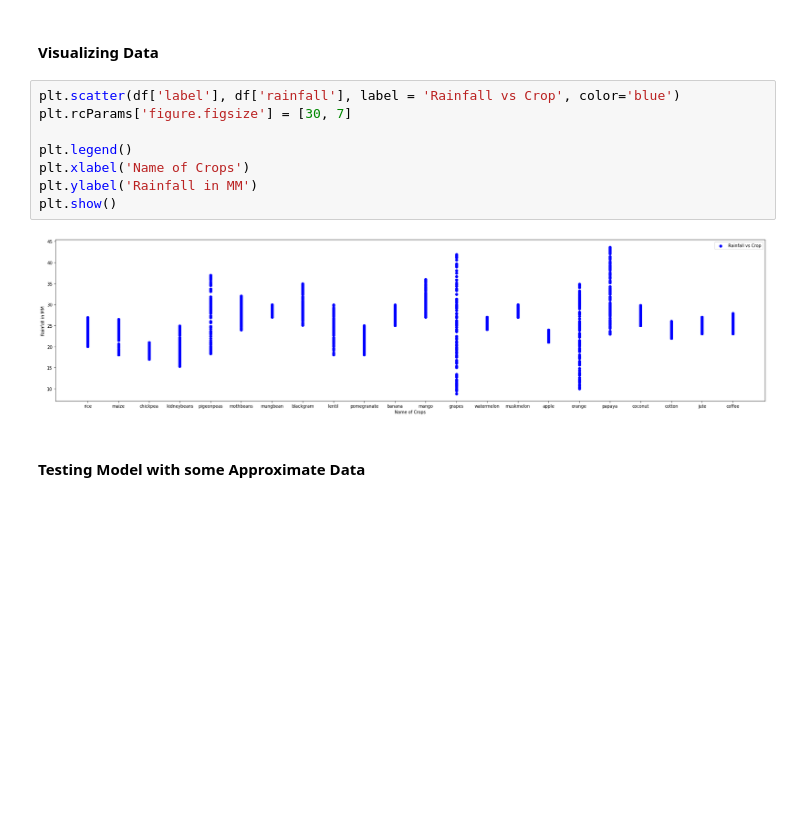
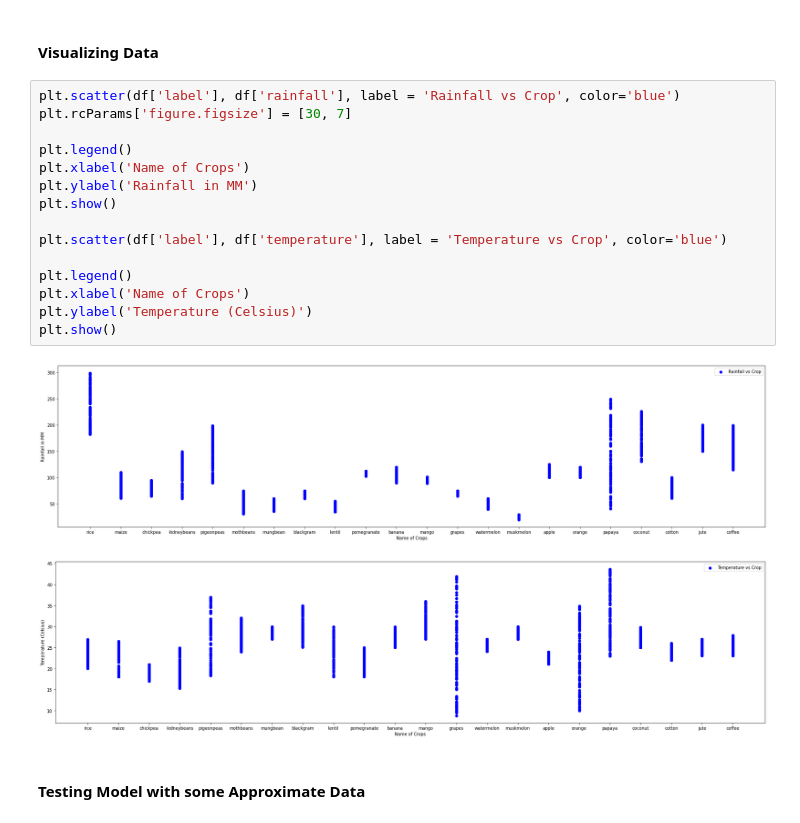
Before and after one commit to harshbansal7/profarm-dvh, a Jupyter notebook: Datasets and Notebooks/Final - Crop Choice.ipynb, the cells around one changed output. Cells and saved outputs as stored; diff of their text form; blank space fills up the shorter version.

```diff
--- a/Datasets and Notebooks/Final - Crop Choice.ipynb
+++ b/Datasets and Notebooks/Final - Crop Choice.ipynb
@@ -53,13 +53,21 @@ knn.score(X_test, y_test)
 # %%
 plt.scatter(df['label'], df['rainfall'], label = 'Rainfall vs Crop', color='blue')
 plt.rcParams['figure.figsize'] = [30, 7]
 
 plt.legend()
 plt.xlabel('Name of Crops')
 plt.ylabel('Rainfall in MM')
 plt.show()
+
+plt.scatter(df['label'], df['temperature'], label = 'Temperature vs Crop', color='blue')
+
+plt.legend()
+plt.xlabel('Name of Crops')
+plt.ylabel('Temperature (Celsius)')
+plt.show()
 # %% [output]
-[figure, old version]
+[figure, new version]
+[figure, added]
 # %% [markdown]
 #### Testing Model with some Approximate Data
 # %%
```
Also changed, not shown: 1 other file.
